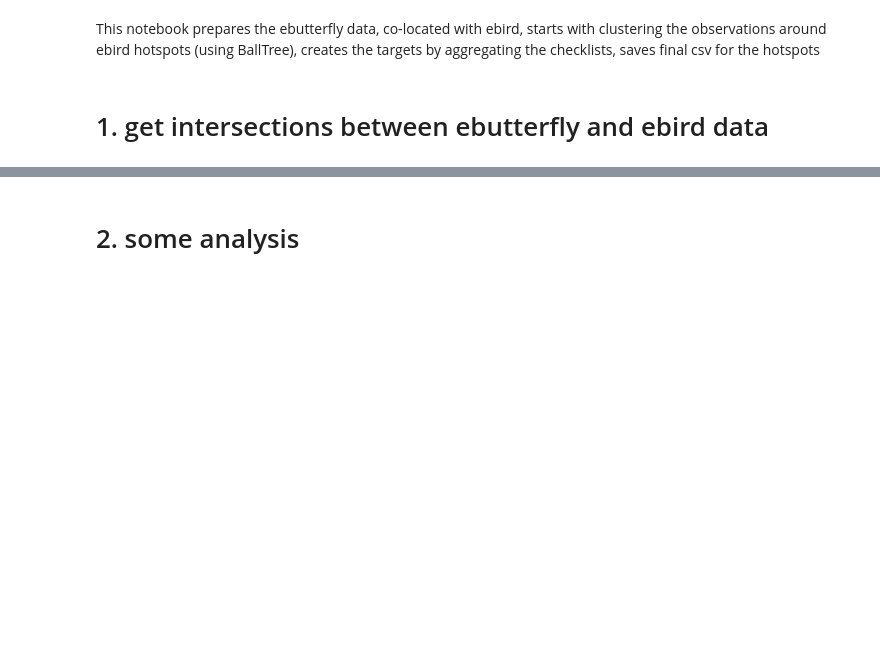
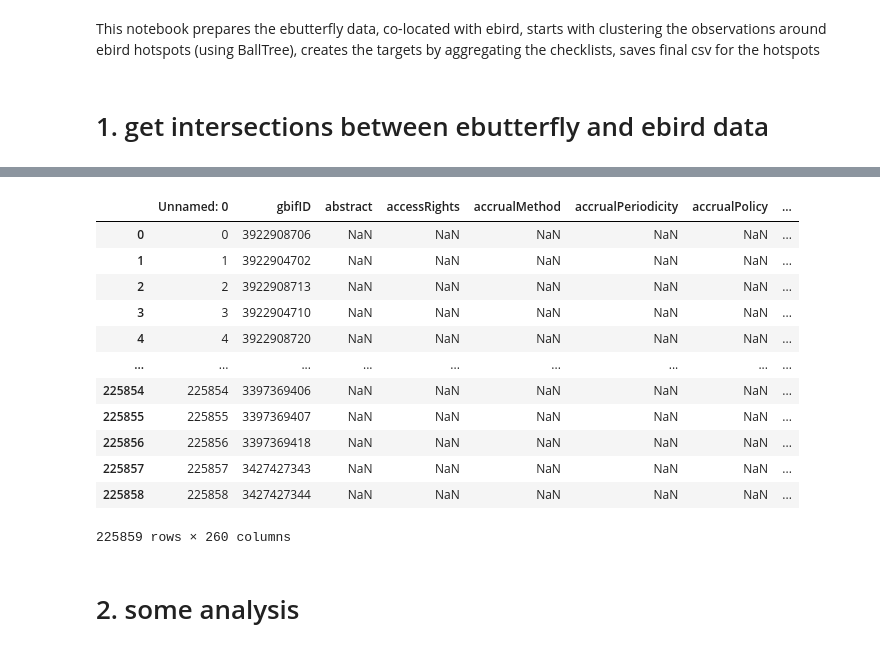
Before and after one commit to RolnickLab/SatBird, a Jupyter notebook: data_processing/ebutterfly_data_preparation/prepare_ebutterfly_with_ebird.ipynb, the cells around one changed output, grey strips where cells are left out. Drawn from its saved outputs; the diff is of its cells as text; code cells hidden in the pictures; blank space fills up the shorter version.

```diff
--- a/data_processing/ebutterfly_data_preparation/prepare_ebutterfly_with_ebird.ipynb
+++ b/data_processing/ebutterfly_data_preparation/prepare_ebutterfly_with_ebird.ipynb
@@ -14,0 +33,2 @@ dataset_tag = "ebutterfly_data_v5"
+# %%
+buttefly_data_US = buttefly_data_US.drop_duplicates()
@@ -15 +50,17 @@ dataset_tag = "ebutterfly_data_v5"
+# %%
+buttefly_data_US
+# %% [output]
+|  | Unnamed: 0 | gbifID | abstract | accessRights | accrualMethod | accrualPeriodicity | accrualPolicy | ... |
+| 0 | 0 | 3922908706 | NaN | NaN | NaN | NaN | NaN | ... |
+| 1 | 1 | 3922904702 | NaN | NaN | NaN | NaN | NaN | ... |
+| 2 | 2 | 3922908713 | NaN | NaN | NaN | NaN | NaN | ... |
+| 3 | 3 | 3922904710 | NaN | NaN | NaN | NaN | NaN | ... |
+| 4 | 4 | 3922908720 | NaN | NaN | NaN | NaN | NaN | ... |
+| ... | ... | ... | ... | ... | ... | ... | ... | ... |
+| 225854 | 225854 | 3397369406 | NaN | NaN | NaN | NaN | NaN | ... |
+| 225855 | 225855 | 3397369407 | NaN | NaN | NaN | NaN | NaN | ... |
+| 225856 | 225856 | 3397369418 | NaN | NaN | NaN | NaN | NaN | ... |
+| 225857 | 225857 | 3427427343 | NaN | NaN | NaN | NaN | NaN | ... |
+| 225858 | 225858 | 3427427344 | NaN | NaN | NaN | NaN | NaN | ... |
+225859 rows × 260 columns
 # %%
```
Also changed, not shown: parts of 16 cells of this notebook, 3 other files.
